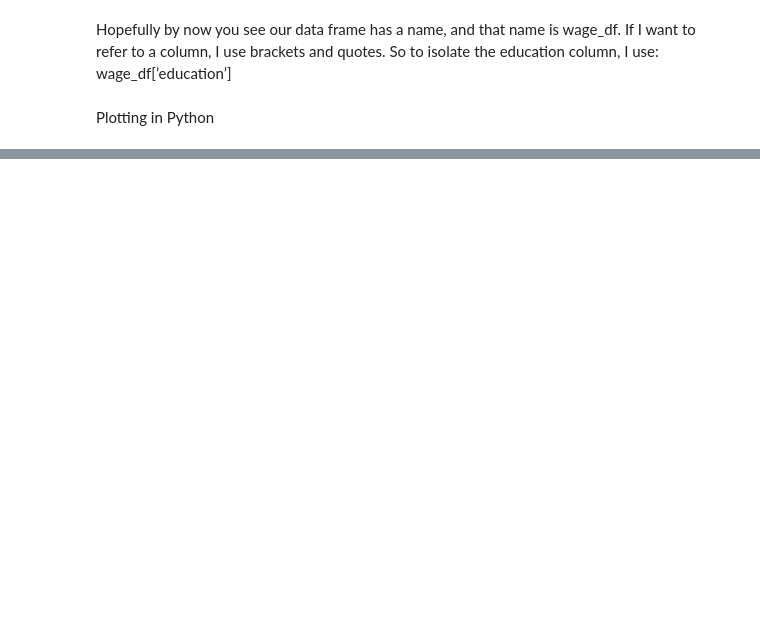
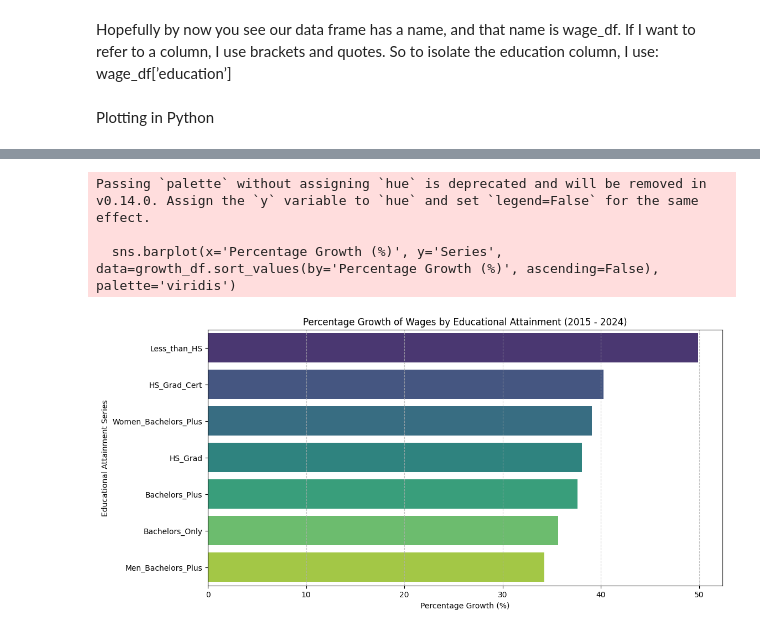
Before and after one commit to angelfrancomorales/INFO648-Summer2026, a Jupyter notebook: Lesson_01_Intro/INFO648_Day1_Classwork.ipynb, the cells around one changed output, grey strips where cells are left out. Drawn from its saved outputs; the diff is of its cells as text; code cells hidden in the pictures; blank space fills up the shorter version.

```diff
--- a/Lesson_01_Intro/INFO648_Day1_Classwork.ipynb
+++ b/Lesson_01_Intro/INFO648_Day1_Classwork.ipynb
@@ -50,0 +184,26 @@ wage_df.boxplot(column="wage", by="education")
+# %%
+df_wide = df_annual . pivot (
+index = 'Year' ,
+columns = 'Series' ,
+values = 'Value'
+) . reset_index ()
+# %%
+first_year = df_wide['Year'].min()
+last_year = df_wide['Year'].max()
+
+wages_first_year = df_wide[df_wide['Year'] == first_year].iloc[0]
+wages_last_year = df_wide[df_wide['Year'] == last_year].iloc[0]
+
+# Calculate percentage growth for each series, excluding the 'Year' column
+percentage_growth = {}
+for col in df_wide.columns:
+    if col != 'Year':
+        if wages_first_year[col] != 0:
+            growth = ((wages_last_year[col] - wages_first_year[col]) / wages_first_year[col]) * 100
+            percentage_growth[col] = growth
+        else:
+            percentage_growth[col] = float('inf') if wages_last_year[col] != 0 else 0.0 # Handle division by zero
+
+# Convert to a DataFrame for better display
+growth_df = pd.DataFrame(percentage_growth.items(), columns=['Series', 'Percentage Growth (%)'])
+display(growth_df.sort_values(by='Percentage Growth (%)', ascending=False))
@@ -50,0 +219,13 @@ wage_df.boxplot(column="wage", by="education")
+# %%
+plt.figure(figsize=(12, 6))
+sns.barplot(x='Percentage Growth (%)', y='Series', data=growth_df.sort_values(by='Percentage Growth (%)', ascending=False), palette='viridis')
+plt.title('Percentage Growth of Wages by Educational Attainment ({} - {})'.format(first_year, last_year))
+plt.xlabel('Percentage Growth (%)')
+plt.ylabel('Educational Attainment Series')
+plt.grid(axis='x', linestyle='--', alpha=0.7)
+plt.show()
+# %% [output]
+Passing `palette` without assigning `hue` is deprecated and will be removed in v0.14.0. Assign the `y` variable to `hue` and set `legend=False` for the same effect.
+
+  sns.barplot(x='Percentage Growth (%)', y='Series', data=growth_df.sort_values(by='Percentage Growth (%)', ascending=False), palette='viridis')
+[figure, added]
```
Also changed, not shown: parts of 23 cells of this notebook.
